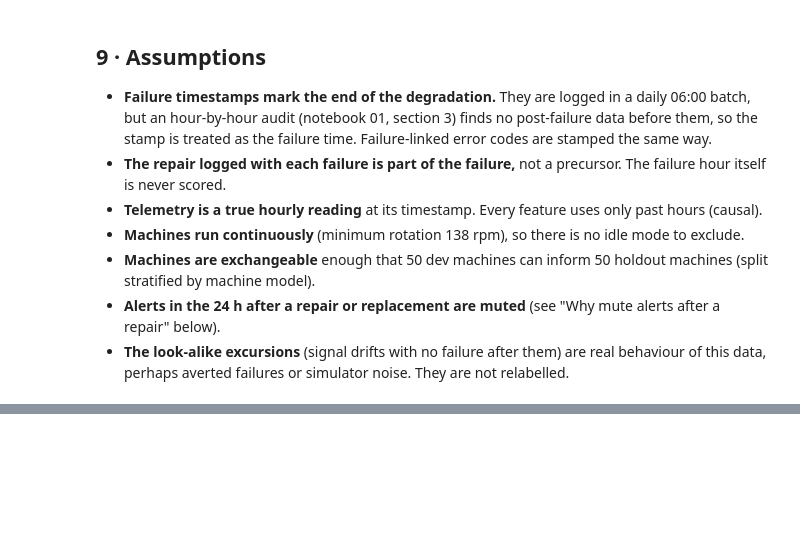
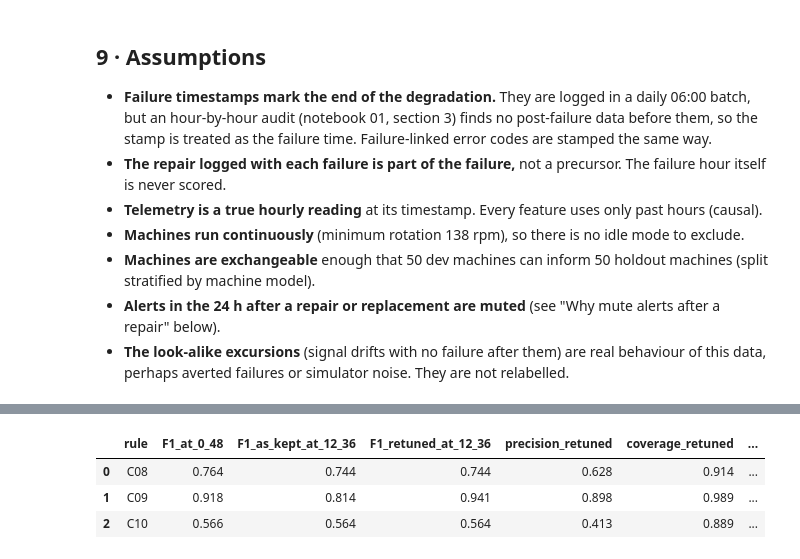
Before and after one commit to avaitt/Oden-Take-Home-Assessment, a Jupyter notebook: notebooks/06_writeup.ipynb, the cells around one changed output, grey strips where cells are left out. Cells and saved outputs as stored; diff of their text form; code cells hidden in the pictures; blank space fills up the shorter version.

```diff
--- a/notebooks/06_writeup.ipynb
+++ b/notebooks/06_writeup.ipynb
@@ -522,0 +493,12 @@ sensible default that, here, costs almost no detection performance.
+# %%
+# Saved by notebook 04, section 7: each kept rule at H=12, W=36 on holdout machines, as kept and re-tuned.
+DEP = N4["deployment"]
+pd.DataFrame([dict(rule=cid, F1_at_0_48=next(c["hold"]["f1"] for c in K["concepts"] if c["cid"] == cid),
+                   F1_as_kept_at_12_36=d["as_kept"]["f1"], F1_retuned_at_12_36=d["retuned"]["f1"],
+                   precision_retuned=d["retuned"]["precision"], coverage_retuned=d["retuned"]["coverage"],
+                   setting_retuned=d["retuned_variant"]) for cid, d in DEP["rules"].items()]).round(3)
+# %% [output]
+|  | rule | F1_at_0_48 | F1_as_kept_at_12_36 | F1_retuned_at_12_36 | precision_retuned | coverage_retuned | ... |
+| 0 | C08 | 0.764 | 0.744 | 0.744 | 0.628 | 0.914 | ... |
+| 1 | C09 | 0.918 | 0.814 | 0.941 | 0.898 | 0.989 | ... |
+| 2 | C10 | 0.566 | 0.564 | 0.564 | 0.413 | 0.889 | ... |
```
Also changed, not shown: parts of 16 cells of this notebook, 19 other files.
